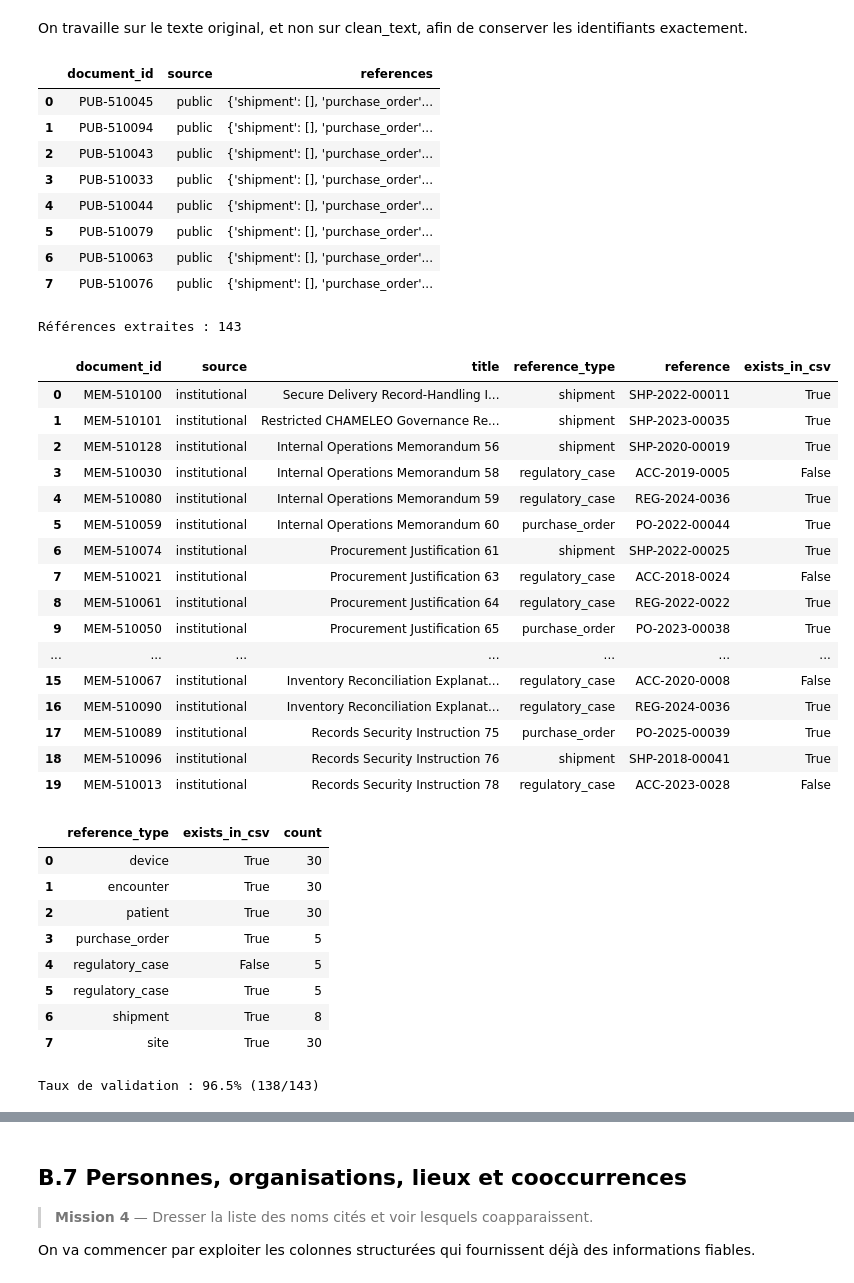
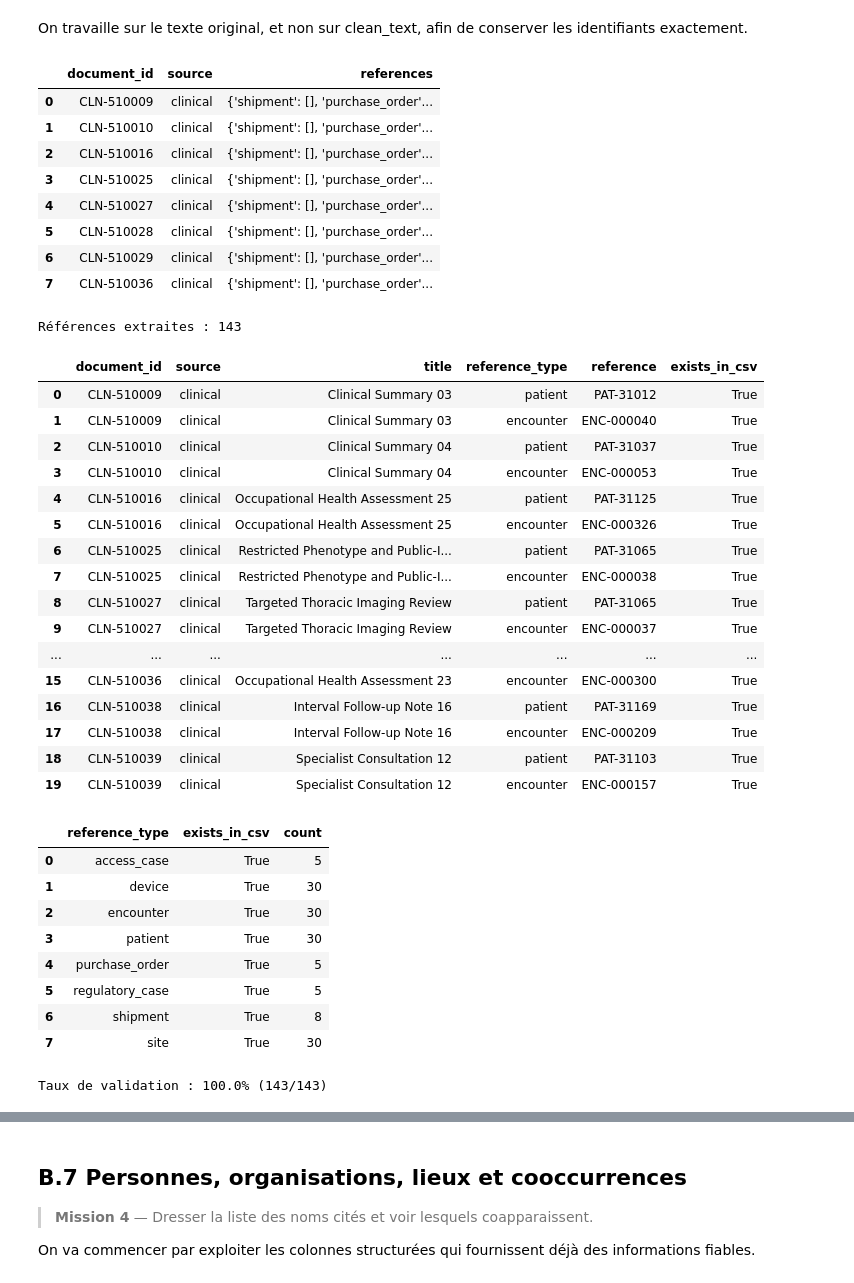
Before and after one commit to JLFoxii/20262027-UE-DataMining-Project, a Jupyter notebook: 06_textes_et_signaux.ipynb, the cells around one changed output, grey strips where cells are left out. Cells and saved outputs as stored; diff of their text form; code cells hidden in the pictures.

```diff
--- a/06_textes_et_signaux.ipynb
+++ b/06_textes_et_signaux.ipynb
@@ -586,6 +589,9 @@ L'objectif est de découvrir si les 130 documents peuvent être regroupés autom
 
 TF-IDF donne plus d'importance aux mots caractéristiques d'un document et moins d'importance aux mots présents partout.
 # %%
+# Ordre stable pour la reproductibilité du TF-IDF / ranking atypical
+documents = documents.sort_values("document_id").reset_index(drop=True)
+
 # Transformation TF-IDF
 tfidf = TfidfVectorizer(
     max_features=1000,
@@ -866,6 +866,7 @@ patterns = {
     "patient": r"\bPAT-\d+\b",
     "encounter": r"\bENC-\d+\b",
     "site": r"\b[A-Z]{3}-[A-Z]{3}\b",
+    "access_case": r"\bACC-\d{4}-\d+\b",
     "regulatory_case": r"\bREG-\d{4}-\d+\b",
     "registration": r"\bREG-[A-Z]{3}-\d+\b",
     "document_ref": r"\b(?:PUB|MEM|CLN|EFR)-\d+\b",
@@ -880,13 +881,22 @@ def extract_references(text):
     return {cat: sorted(set(re.findall(pat, text))) for cat, pat in patterns.items()}
 
 
+def classify_case_number(value: str) -> str | None:
+    """Aiguiller ACC-* vers access_case et REG-YYYY-* vers regulatory_case."""
+    value = str(value).strip()
+    if re.fullmatch(r"ACC-\d{4}-\d+", value):
+        return "access_case"
+    if re.fullmatch(r"REG-\d{4}-\d+", value):
+        return "regulatory_case"
+    return None
+
+
 documents["references"] = documents["text"].apply(extract_references)
 
 # Enrichissement via colonnes structurées
 structured_map = [
     ("related_shipment_number", "shipment"),
     ("related_purchase_order", "purchase_order"),
-    ("related_case_number", "regulatory_case"),
     ("patient_number", "patient"),
     ("encounter_number", "encounter"),
     ("site_code", "site"),
@@ -900,19 +910,25 @@ for _, row in documents.iterrows():
             val = str(row[col]).strip()
             if val and val not in refs.get(cat, []):
                 refs[cat] = sorted(set(refs.get(cat, []) + [val]))
+    # related_case_number peut être ACC-* ou REG-YYYY-*
+    if "related_case_number" in documents.columns and pd.notna(row.get("related_case_number")):
+        case_val = str(row["related_case_number"]).strip()
+        case_cat = classify_case_number(case_val)
+        if case_cat is not None and case_val not in refs.get(case_cat, []):
+            refs[case_cat] = sorted(set(refs.get(case_cat, []) + [case_val]))
     documents.at[row.name, "references"] = refs
 
 display(documents[["document_id", "source", "references"]].head(8))
 # %% [output]
 |  | document_id | source | references |
-| 0 | PUB-510045 | public | {'shipment': [], 'purchase_order'... |
-| 1 | PUB-510094 | public | {'shipment': [], 'purchase_order'... |
-| 2 | PUB-510043 | public | {'shipment': [], 'purchase_order'... |
-| 3 | PUB-510033 | public | {'shipment': [], 'purchase_order'... |
-| 4 | PUB-510044 | public | {'shipment': [], 'purchase_order'... |
-| 5 | PUB-510079 | public | {'shipment': [], 'purchase_order'... |
-| 6 | PUB-510063 | public | {'shipment': [], 'purchase_order'... |
-| 7 | PUB-510076 | public | {'shipment': [], 'purchase_order'... |
+| 0 | CLN-510009 | clinical | {'shipment': [], 'purchase_order'... |
+| 1 | CLN-510010 | clinical | {'shipment': [], 'purchase_order'... |
+| 2 | CLN-510016 | clinical | {'shipment': [], 'purchase_order'... |
+| 3 | CLN-510025 | clinical | {'shipment': [], 'purchase_order'... |
+| 4 | CLN-510027 | clinical | {'shipment': [], 'purchase_order'... |
+| 5 | CLN-510028 | clinical | {'shipment': [], 'purchase_order'... |
+| 6 | CLN-510029 | clinical | {'shipment': [], 'purchase_order'... |
+| 7 | CLN-510036 | clinical | {'shipment': [], 'purchase_order'... |
 # %%
 # Vérifier les identifiants dans les CSV
 # On crée un dictionnaire reliant chaque type de référence à sa colonne de destination.
@@ -922,6 +938,7 @@ reference_tables = {
     "patient": (patients, "patient_number"),
     "encounter": (encounters, "encounter_number"),
     "site": (sites, "site_code"),
+    "access_case": (access_cases, "access_case_number"),
     "regulatory_case": (regulatory_cases, "case_number"),
     "registration": (entities, "registration_number"),
     "device": (device_ops, "device_reference"),
@@ -947,59 +964,59 @@ for _, row in documents.iterrows():
             reference_rows.append({
                 "document_id": row["document_id"],
                 "source": row["source"],
                 "title": row.get("title"),
                 "reference_type": category,
                 "reference": reference,
                 "exists_in_csv": validate_reference(category, reference),
             })
 
 references_df = pd.DataFrame(reference_rows)
 print("Références extraites :", len(references_df))
 display(references_df.head(20))
 # Statistiques :
 if not references_df.empty:
     summary_refs = (
         references_df.groupby(["reference_type", "exists_in_csv"])
         .size()
         .reset_index(name="count")
         .sort_values(["reference_type", "exists_in_csv"])
     )
     display(summary_refs)
 
     validated = references_df["exists_in_csv"].dropna()
     print(
         f"Taux de validation : {validated.mean()*100:.1f}% "
         f"({int(validated.sum())}/{len(validated)})"
     )
 # %% [output]
 Références extraites : 143
 |  | document_id | source | title | reference_type | reference | exists_in_csv |
-| 0 | MEM-510100 | institutional | Secure Delivery Record-Handling I... | shipment | SHP-2022-00011 | True |
-| 1 | MEM-510101 | institutional | Restricted CHAMELEO Governance Re... | shipment | SHP-2023-00035 | True |
-| 2 | MEM-510128 | institutional | Internal Operations Memorandum 56 | shipment | SHP-2020-00019 | True |
-| 3 | MEM-510030 | institutional | Internal Operations Memorandum 58 | regulatory_case | ACC-2019-0005 | False |
-| 4 | MEM-510080 | institutional | Internal Operations Memorandum 59 | regulatory_case | REG-2024-0036 | True |
-| 5 | MEM-510059 | institutional | Internal Operations Memorandum 60 | purchase_order | PO-2022-00044 | True |
-| 6 | MEM-510074 | institutional | Procurement Justification 61 | shipment | SHP-2022-00025 | True |
-| 7 | MEM-510021 | institutional | Procurement Justification 63 | regulatory_case | ACC-2018-0024 | False |
-| 8 | MEM-510061 | institutional | Procurement Justification 64 | regulatory_case | REG-2022-0022 | True |
-| 9 | MEM-510050 | institutional | Procurement Justification 65 | purchase_order | PO-2023-00038 | True |
+| 0 | CLN-510009 | clinical | Clinical Summary 03 | patient | PAT-31012 | True |
+| 1 | CLN-510009 | clinical | Clinical Summary 03 | encounter | ENC-000040 | True |
+| 2 | CLN-510010 | clinical | Clinical Summary 04 | patient | PAT-31037 | True |
+| 3 | CLN-510010 | clinical | Clinical Summary 04 | encounter | ENC-000053 | True |
+| 4 | CLN-510016 | clinical | Occupational Health Assessment 25 | patient | PAT-31125 | True |
+| 5 | CLN-510016 | clinical | Occupational Health Assessment 25 | encounter | ENC-000326 | True |
+| 6 | CLN-510025 | clinical | Restricted Phenotype and Public-I... | patient | PAT-31065 | True |
+| 7 | CLN-510025 | clinical | Restricted Phenotype and Public-I... | encounter | ENC-000038 | True |
+| 8 | CLN-510027 | clinical | Targeted Thoracic Imaging Review | patient | PAT-31065 | True |
+| 9 | CLN-510027 | clinical | Targeted Thoracic Imaging Review | encounter | ENC-000037 | True |
 | ... | ... | ... | ... | ... | ... | ... |
-| 15 | MEM-510067 | institutional | Inventory Reconciliation Explanat... | regulatory_case | ACC-2020-0008 | False |
-| 16 | MEM-510090 | institutional | Inventory Reconciliation Explanat... | regulatory_case | REG-2024-0036 | True |
-| 17 | MEM-510089 | institutional | Records Security Instruction 75 | purchase_order | PO-2025-00039 | True |
-| 18 | MEM-510096 | institutional | Records Security Instruction 76 | shipment | SHP-2018-00041 | True |
-| 19 | MEM-510013 | institutional | Records Security Instruction 78 | regulatory_case | ACC-2023-0028 | False |
+| 15 | CLN-510036 | clinical | Occupational Health Assessment 23 | encounter | ENC-000300 | True |
+| 16 | CLN-510038 | clinical | Interval Follow-up Note 16 | patient | PAT-31169 | True |
+| 17 | CLN-510038 | clinical | Interval Follow-up Note 16 | encounter | ENC-000209 | True |
+| 18 | CLN-510039 | clinical | Specialist Consultation 12 | patient | PAT-31103 | True |
+| 19 | CLN-510039 | clinical | Specialist Consultation 12 | encounter | ENC-000157 | True |
 |  | reference_type | exists_in_csv | count |
-| 0 | device | True | 30 |
-| 1 | encounter | True | 30 |
-| 2 | patient | True | 30 |
-| 3 | purchase_order | True | 5 |
-| 4 | regulatory_case | False | 5 |
+| 0 | access_case | True | 5 |
+| 1 | device | True | 30 |
+| 2 | encounter | True | 30 |
+| 3 | patient | True | 30 |
+| 4 | purchase_order | True | 5 |
 | 5 | regulatory_case | True | 5 |
 | 6 | shipment | True | 8 |
 | 7 | site | True | 30 |
-Taux de validation : 96.5% (138/143)
+Taux de validation : 100.0% (143/143)
 # %% [markdown]
 ### Interprétation (B.6)
 
```
Also changed, not shown: parts of 14 cells of this notebook, 3 other files.
